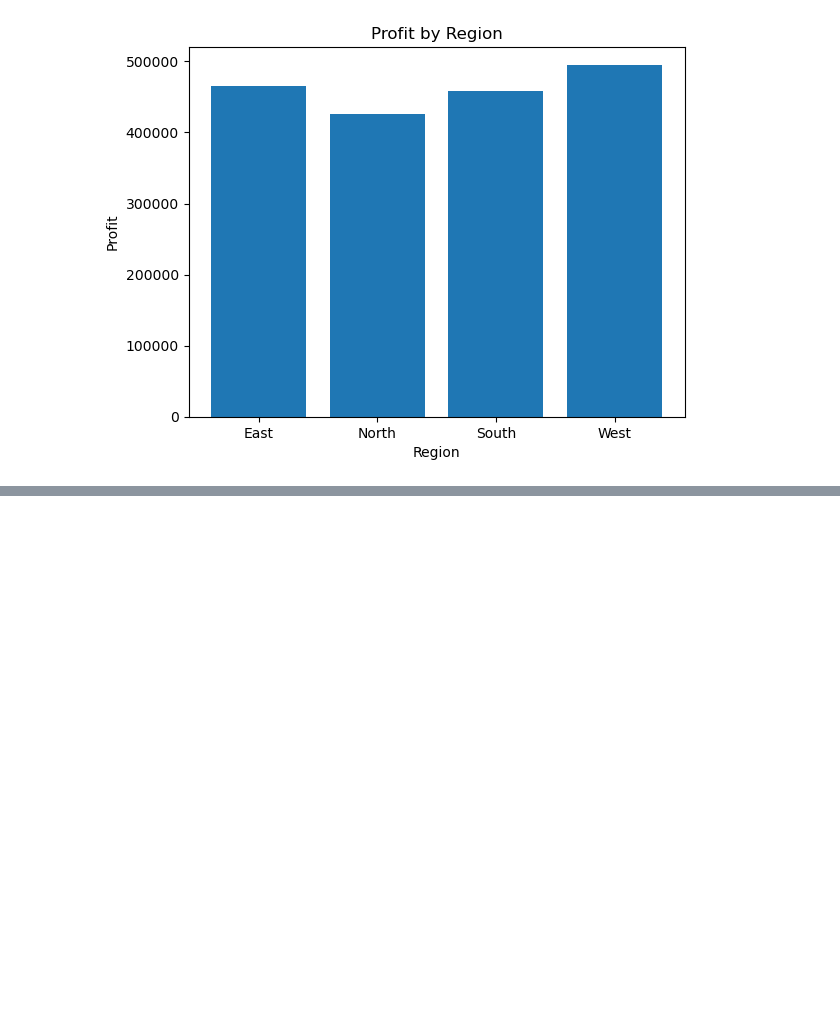
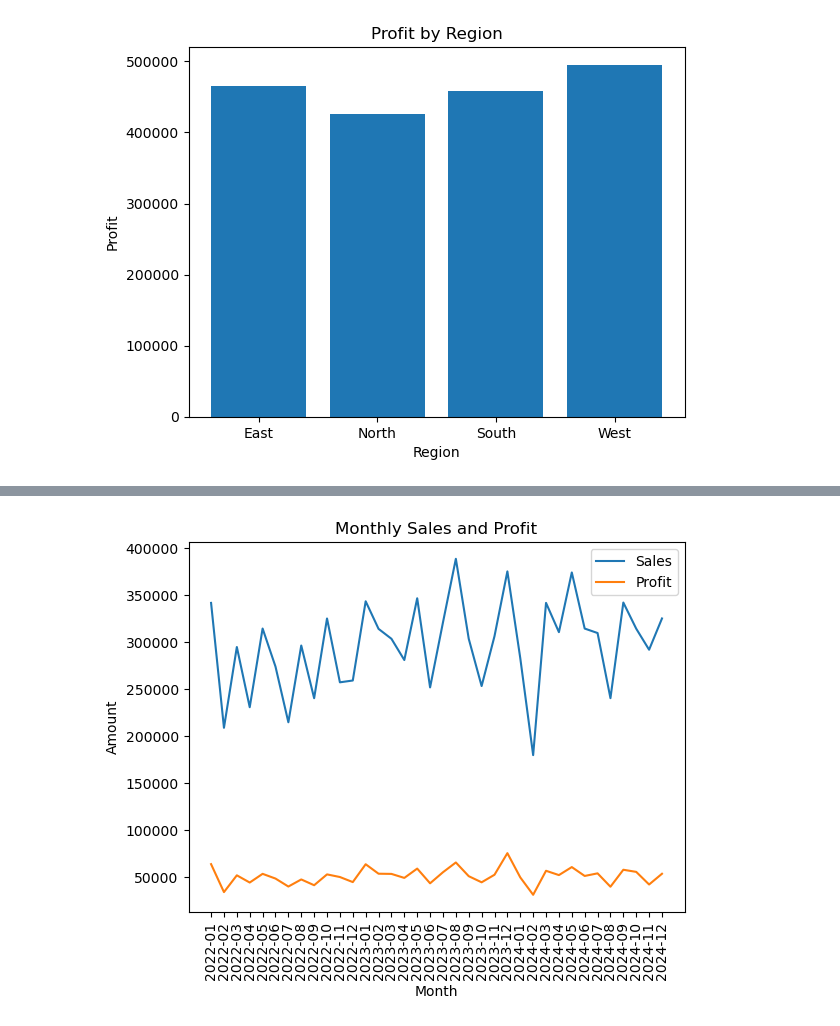
Before and after one commit to khushigupta89790/ecommerce-sales-analysis, a Jupyter notebook: ecommerce_sales_analysis.ipynb, the cells around one changed output, grey strips where cells are left out. Cells and saved outputs as stored; diff of their text form; code cells hidden in the pictures; blank space fills up the shorter version.

```diff
--- a/ecommerce_sales_analysis.ipynb
+++ b/ecommerce_sales_analysis.ipynb
@@ -216,6 +218,7 @@ data.groupby('Product Name')[['Quantity','Sales','Profit']].sum().sort_values('P
 ### 10. Monthly Sales and Profit Analysis
 # %%
 data['Year-Month'] = data['Order Date'].dt.to_period('M')
+monthly_analysis = data.groupby('Year-Month')[['Sales','Profit']].sum()
 data.groupby('Year-Month')['Sales'].sum().sort_values(ascending=False)
 # %% [output]
 Year-Month
@@ -320,0 +357,12 @@ plt.show()
+# %%
+plt.plot(monthly_analysis.index.astype(str),monthly_analysis['Sales'],label='Sales')
+plt.plot(monthly_analysis.index.astype(str),monthly_analysis['Profit'],label='Profit')
+
+plt.xlabel('Month')
+plt.ylabel('Amount')
+plt.title('Monthly Sales and Profit')
+plt.xticks(rotation=90)
+plt.legend()
+plt.show()
+# %% [output]
+[figure, added]
```
Also changed, not shown: parts of 4 cells of this notebook.
